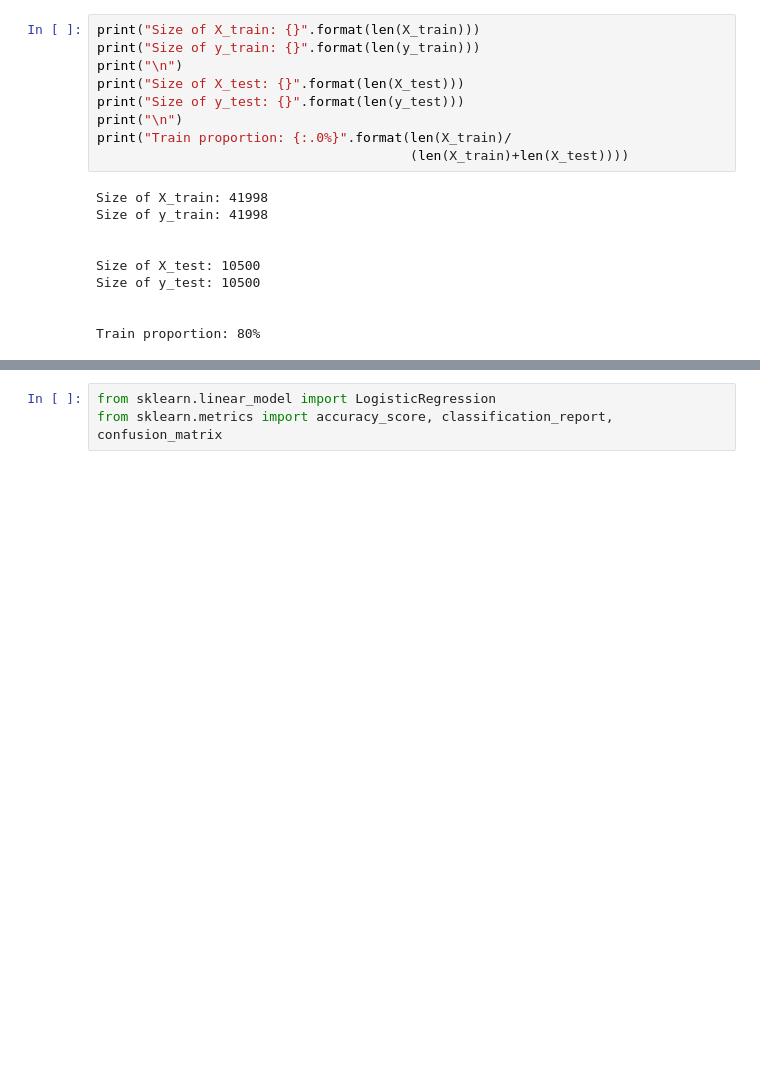
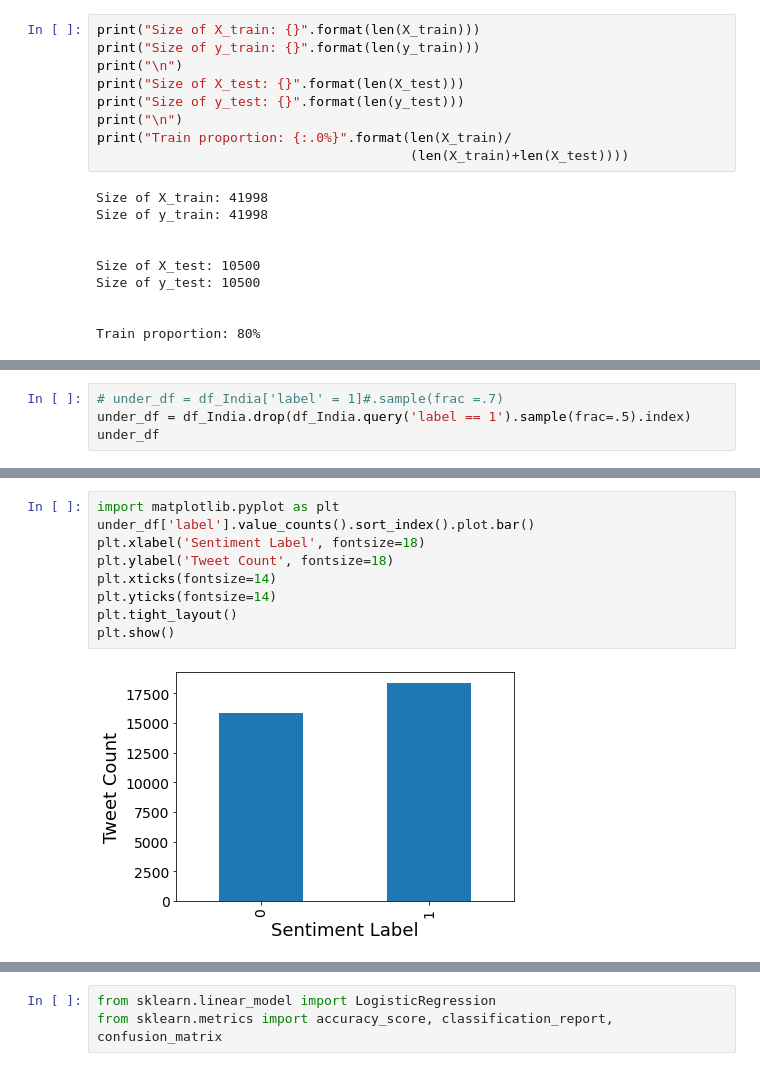
Before and after one commit to ayushjain9/NLP_SentimentAnalysis, a Jupyter notebook: final.ipynb, the cells around one changed output, grey strips where cells are left out. Cells and saved outputs as stored; diff of their text form; blank space fills up the shorter version.

```diff
--- a/final.ipynb
+++ b/final.ipynb
@@ -56,0 +86,4 @@ Train proportion: 80%
+# %%
+# under_df = df_India['label' = 1]#.sample(frac =.7)
+under_df = df_India.drop(df_India.query('label == 1').sample(frac=.5).index)
+under_df
@@ -56,0 +104,11 @@ Train proportion: 80%
+# %%
+import matplotlib.pyplot as plt
+under_df['label'].value_counts().sort_index().plot.bar()
+plt.xlabel('Sentiment Label', fontsize=18)
+plt.ylabel('Tweet Count', fontsize=18)
+plt.xticks(fontsize=14)
+plt.yticks(fontsize=14)
+plt.tight_layout()
+plt.show()
+# %% [output]
+[figure, added]
```
Also changed, not shown: parts of 7 cells of this notebook.
